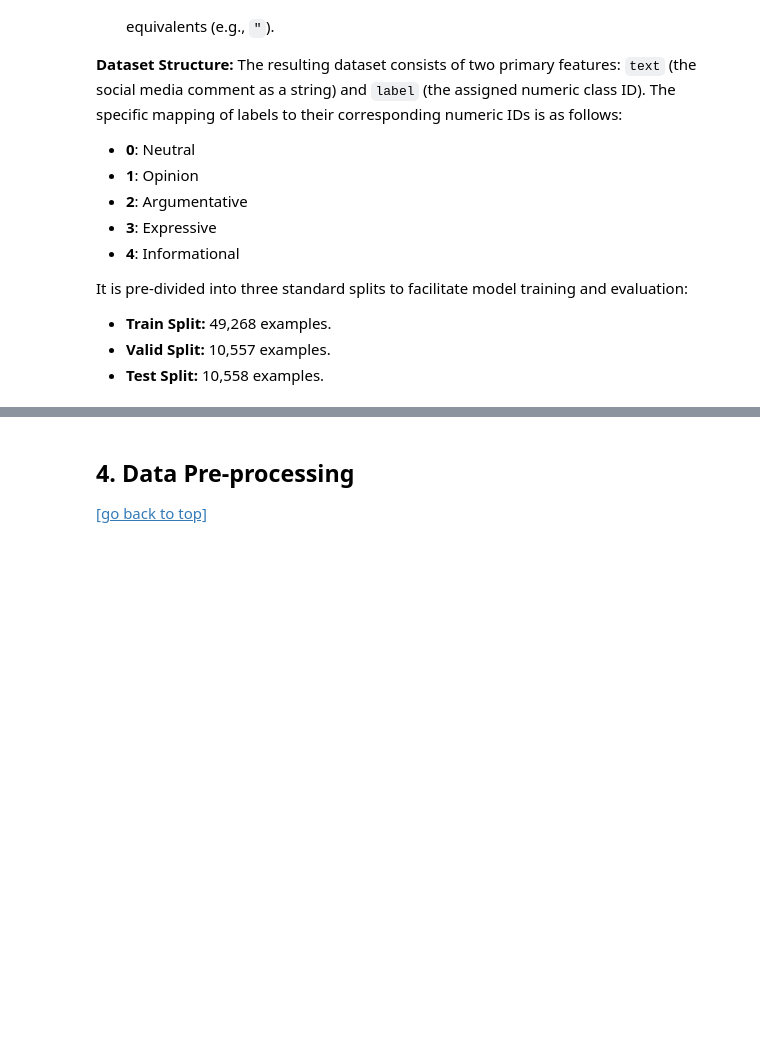
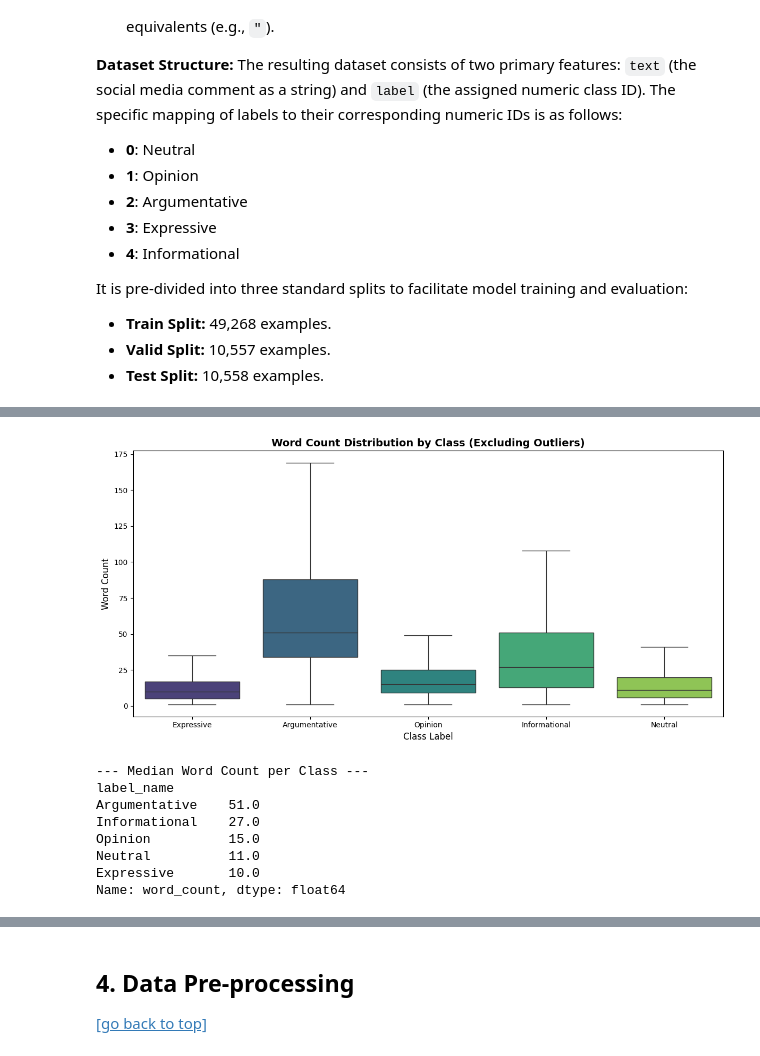
Before and after one commit to antonioromao03/PLN-Text_Classification, a Jupyter notebook: text_classification.ipynb, the cells around one changed output, grey strips where cells are left out. Cells and saved outputs as stored; diff of their text form; code cells hidden in the pictures; blank space fills up the shorter version.

```diff
--- a/text_classification.ipynb
+++ b/text_classification.ipynb
@@ -128,0 +342,40 @@ It is pre-divided into three standard splits to facilitate model training and ev
+# %%
+import matplotlib.pyplot as plt
+import seaborn as sns
+
+# Create a boxplot to compare word counts across classes
+plt.figure(figsize=(12, 6))
+
+# We use showfliers=False to hide the extreme outliers
+# so the core distribution (Interquartile Ranges) is clearly visible.
+sns.boxplot(
+    x='label_name',
+    y='word_count',
+    data=df_train,
+    palette='viridis',
+    hue='label_name',
+    legend=False,
+    showfliers=False
+)
+
+plt.title('Word Count Distribution by Class (Excluding Outliers)', fontsize=14, fontweight='bold')
+plt.xlabel('Class Label', fontsize=12)
+plt.ylabel('Word Count', fontsize=12)
+
+plt.tight_layout()
+plt.show()
+
+# Calculate and print the median word count per class to confirm the visual trends
+print("--- Median Word Count per Class ---")
+median_lengths = df_train.groupby('label_name')['word_count'].median().sort_values(ascending=False)
+print(median_lengths)
+# %% [output]
+[figure, added]
+--- Median Word Count per Class ---
+label_name
+Argumentative    51.0
+Informational    27.0
+Opinion          15.0
+Neutral          11.0
+Expressive       10.0
+Name: word_count, dtype: float64
```
Also changed, not shown: parts of 24 cells of this notebook.
